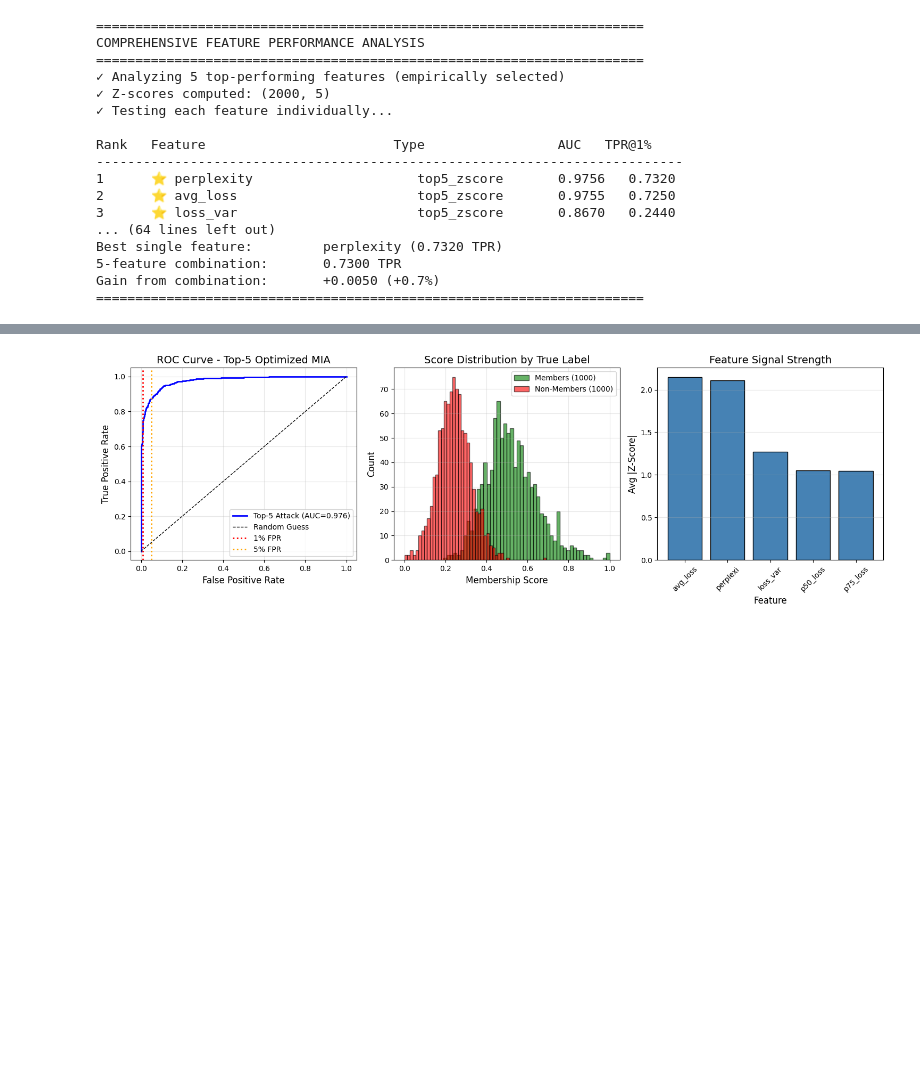
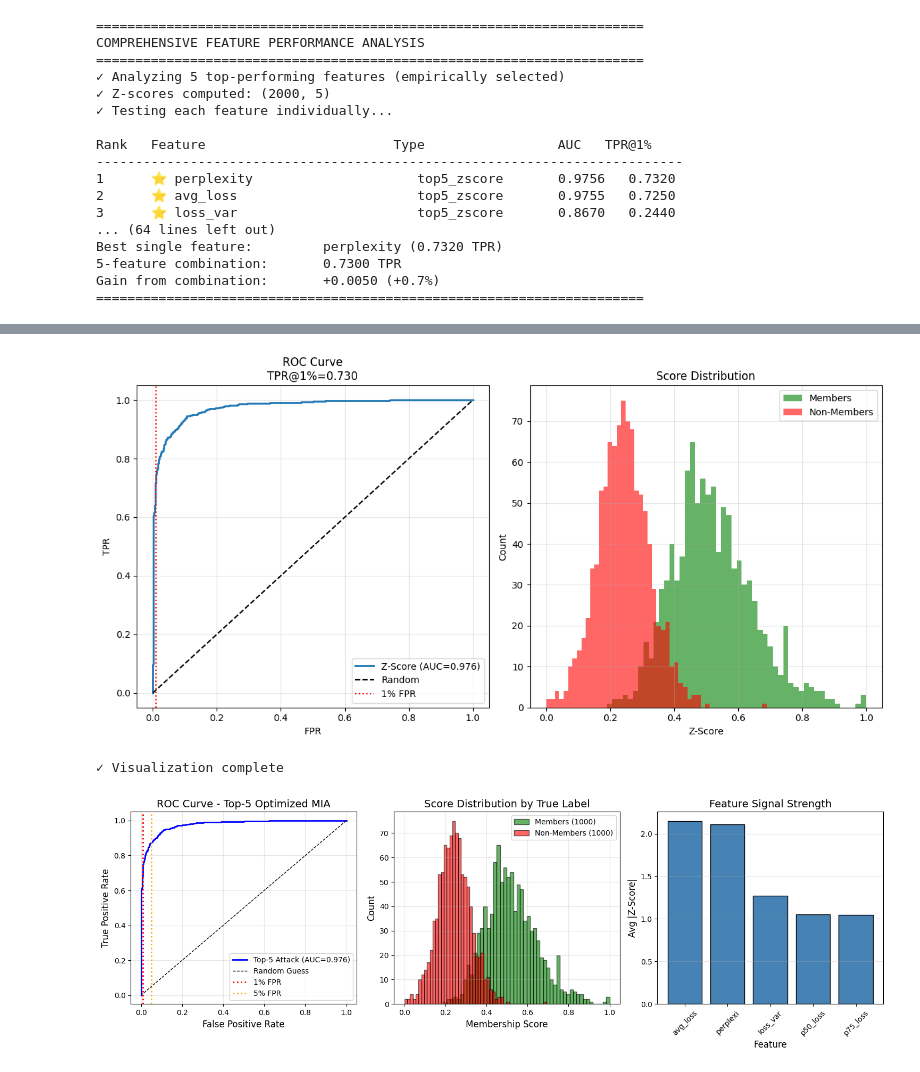
Before and after one commit to baktistr/ZScore_MIA, a Jupyter notebook: MIA_zscore 32.ipynb, the cells around one changed output, grey strips where cells are left out. Cells and saved outputs as stored; diff of their text form; code cells hidden in the pictures; blank space fills up the shorter version.

```diff
--- a/MIA_zscore 32.ipynb
+++ b/MIA_zscore 32.ipynb
@@ -693,3 +630,45 @@ Phase Requirements:
+# %%
+# Cell 11: Visualize Results
+if has_labels:
+    fig, axes = plt.subplots(1, 2, figsize=(12, 6))
+
+    # ROC Curve
+    axes[0].plot(fpr, tpr, label=f'Z-Score (AUC={auc:.3f})', linewidth=2)
+    axes[0].plot([0, 1], [0, 1], 'k--', label='Random')
+    axes[0].axvline(0.01, color='r', linestyle=':', label='1% FPR')
+    axes[0].set_xlabel('FPR')
+    axes[0].set_ylabel('TPR')
+    axes[0].set_title(f'ROC Curve\nTPR@1%={tpr_at_1fpr:.3f}')
+    axes[0].legend()
+    axes[0].grid(True, alpha=0.3)
+
+    # Score Distribution
+    axes[1].hist(reference_scores[test_labels==1], bins=50, alpha=0.6,
+                 label='Members', color='green')
+    axes[1].hist(reference_scores[test_labels==0], bins=50, alpha=0.6,
+                 label='Non-Members', color='red')
+    axes[1].set_xlabel('Z-Score')
+    axes[1].set_ylabel('Count')
+    axes[1].set_title('Score Distribution')
+    axes[1].legend()
+    axes[1].grid(True, alpha=0.3)
+
+    plt.tight_layout()
+    plt.show()
+
+    print("\n✓ Visualization complete")
+else:
+    # Just plot score distribution without labels
+    plt.hist(reference_scores, bins=50, alpha=0.7)
+    plt.xlabel('Z-Score')
+    plt.ylabel('Count')
+    plt.title('Score Distribution')
+    plt.grid(True, alpha=0.3)
+    plt.show()
+    print("\n✓ Score distribution plotted")
+# %% [output]
+[figure, added]
+✓ Visualization complete
 # %%
 # Cell 11: Visualize Results
 if has_labels:
```
Also changed, not shown: parts of 1 cell of this notebook, 3 other files.
